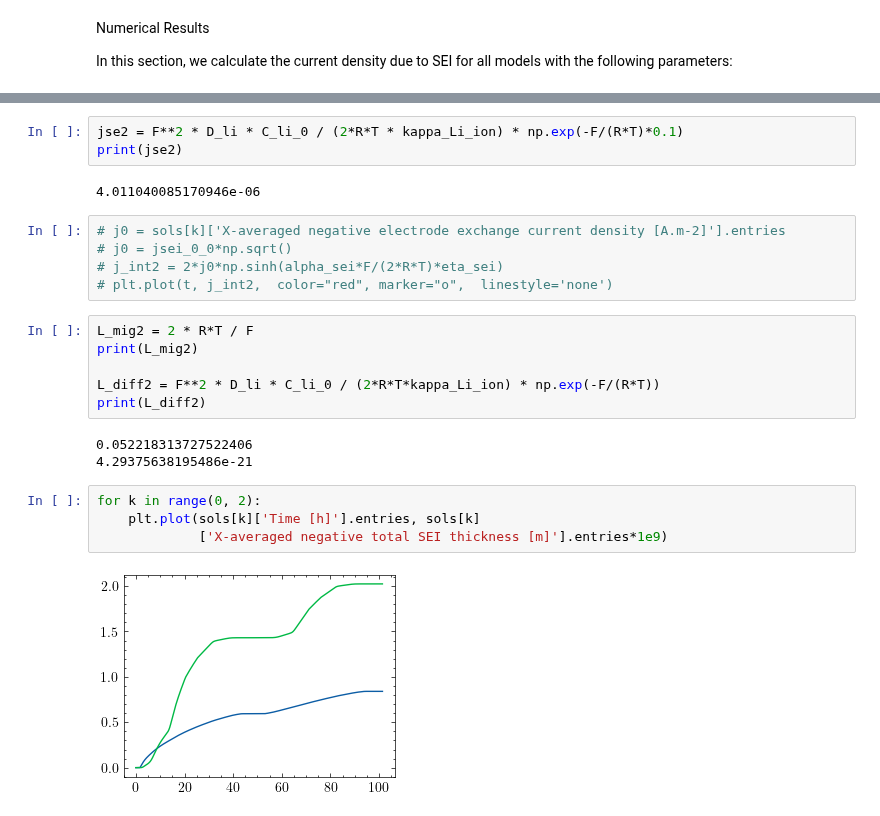
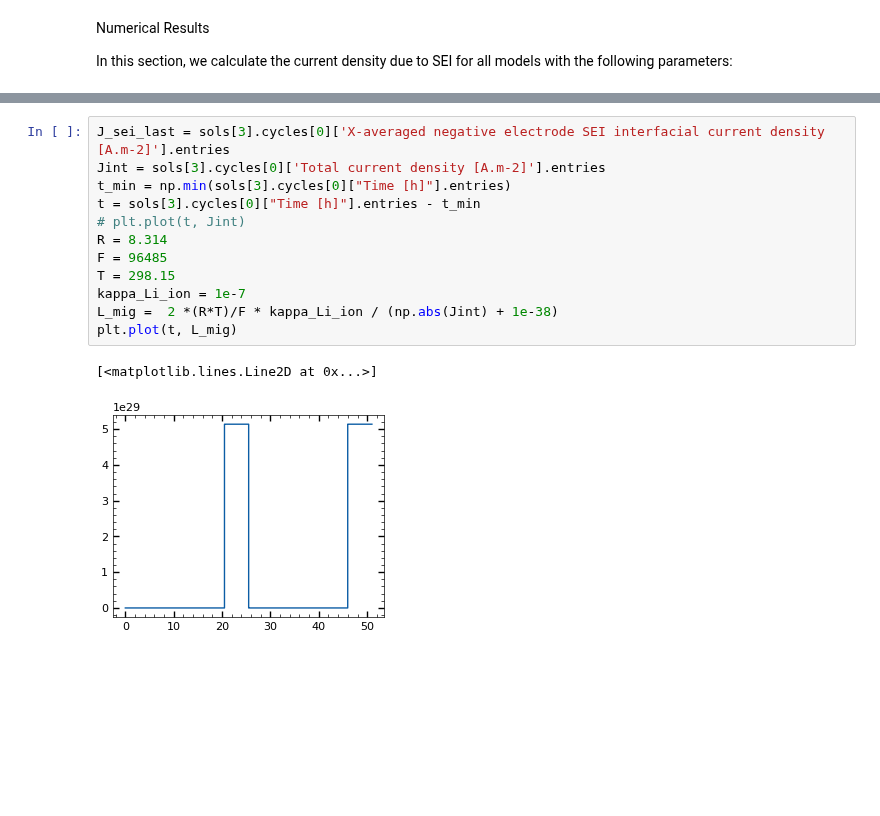
Before and after one commit to brosaplanella/formation, a Jupyter notebook: comparison_SEI_zero_models/Fig3.ipynb, the cells around one changed output, grey strips where cells are left out. Saved outputs shown, nothing was run; the diff lists cells and outputs as text; blank space fills up the shorter version.

Commit message:
Last modification of teh figure based on teh second round feedback

```diff
--- a/comparison_SEI_zero_models/Fig3.ipynb
+++ b/comparison_SEI_zero_models/Fig3.ipynb
@@ -491,25 +186,15 @@ plt.plot(t, eta_sei, "-", color='green')
-# %%
-jse2 = F**2 * D_li * C_li_0 / (2*R*T * kappa_Li_ion) * np.exp(-F/(R*T)*0.1)
-print(jse2)
-# %% [output]
-4.011040085170946e-06
-# %%
-# j0 = sols[k]['X-averaged negative electrode exchange current density [A.m-2]'].entries
-# j0 = jsei_0_0*np.sqrt()
-# j_int2 = 2*j0*np.sinh(alpha_sei*F/(2*R*T)*eta_sei)
-# plt.plot(t, j_int2,  color="red", marker="o",  linestyle='none')
-# %%
-L_mig2 = 2 * R*T / F
-print(L_mig2)
-
-L_diff2 = F**2 * D_li * C_li_0 / (2*R*T*kappa_Li_ion) * np.exp(-F/(R*T))
-print(L_diff2)
-# %% [output]
-0.052218313727522406
-4.29375638195486e-21
-# %%
-for k in range(0, 2):
-    plt.plot(sols[k]['Time [h]'].entries, sols[k]
-             ['X-averaged negative total SEI thickness [m]'].entries*1e9)
-# %% [output]
-[figure, removed]
+# %%
+J_sei_last = sols[3].cycles[0]['X-averaged negative electrode SEI interfacial current density [A.m-2]'].entries
+Jint = sols[3].cycles[0]['Total current density [A.m-2]'].entries
+t_min = np.min(sols[3].cycles[0]["Time [h]"].entries)
+t = sols[3].cycles[0]["Time [h]"].entries - t_min
+# plt.plot(t, Jint)
+R = 8.314
+F = 96485
+T = 298.15
+kappa_Li_ion = 1e-7
+L_mig =  2 *(R*T)/F * kappa_Li_ion / (np.abs(Jint) + 1e-38)
+plt.plot(t, L_mig)
+# %% [output]
+[<matplotlib.lines.Line2D at 0x...>]
+[figure, added]
```
Also changed, not shown: parts of 7 cells of this notebook, 9 other files.
